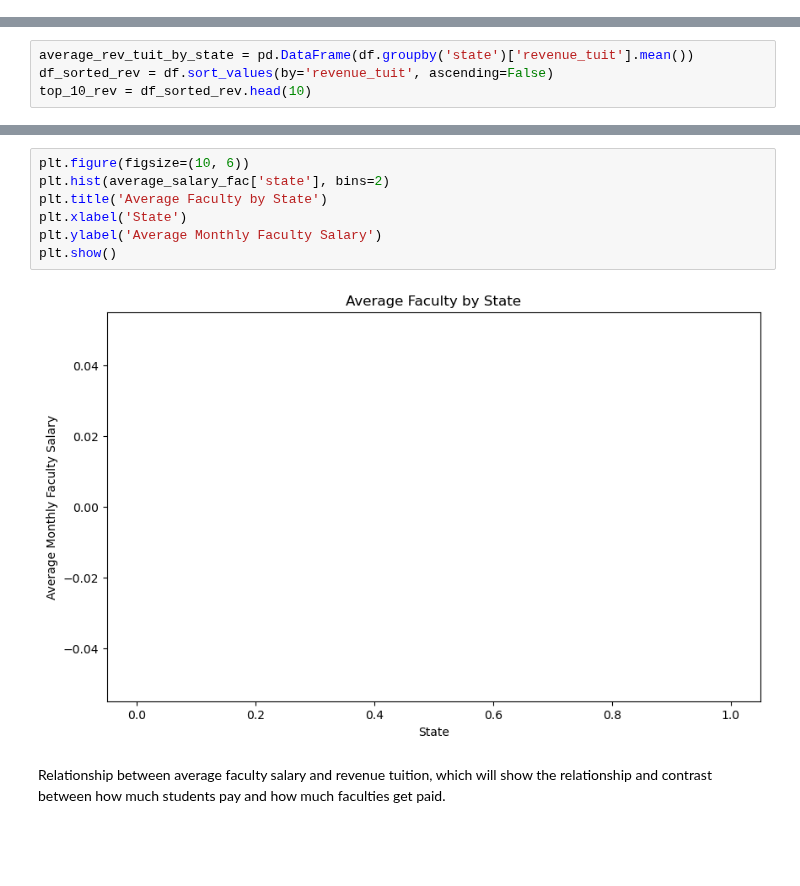
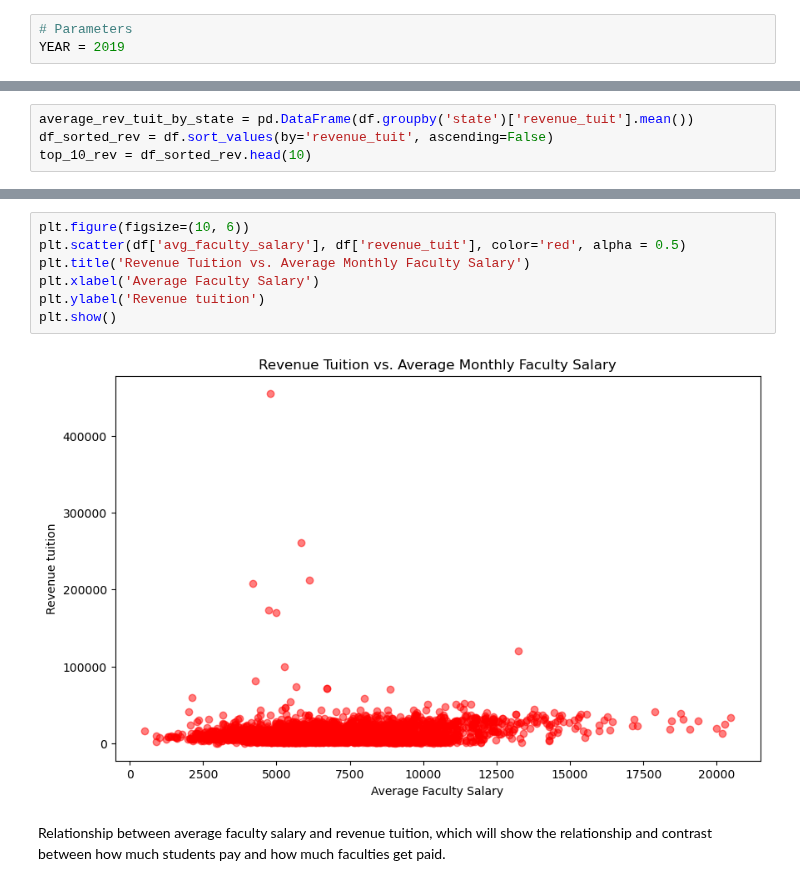
Before and after one commit to sophiagzf/teamHoward, a Jupyter notebook: create_report.ipynb, the cells around one changed output, grey strips where cells are left out. Cells and saved outputs as stored; diff of their text form; blank space fills up the shorter version.

```diff
--- a/create_report.ipynb
+++ b/create_report.ipynb
@@ -17,3 +12,6 @@ YEAR = 2022
+# %%
+# Parameters
+YEAR = 2019
 # %%
 # Set the connection and grab the data from SQL
 YEAR = str(YEAR) + '-01-01 00:00:00'
@@ -221,12 +240,12 @@ top_10_fac = df_sorted_fac.head(10)
 # %%
 plt.figure(figsize=(10, 6))
-plt.hist(average_salary_fac['state'], bins=2)
-plt.title('Average Faculty by State')
-plt.xlabel('State')
-plt.ylabel('Average Monthly Faculty Salary')
+plt.scatter(df['avg_faculty_salary'], df['revenue_tuit'], color='red', alpha = 0.5)
+plt.title('Revenue Tuition vs. Average Monthly Faculty Salary')
+plt.xlabel('Average Faculty Salary')
+plt.ylabel('Revenue tuition')
 plt.show()
 # %% [output]
-[figure, old version]
+[figure, new version]
 # %% [markdown]
 Relationship between average faculty salary and revenue tuition, which will show the relationship and contrast between how much students pay and how much faculties get paid.
 # %%
```
Also changed, not shown: parts of 13 cells of this notebook.
